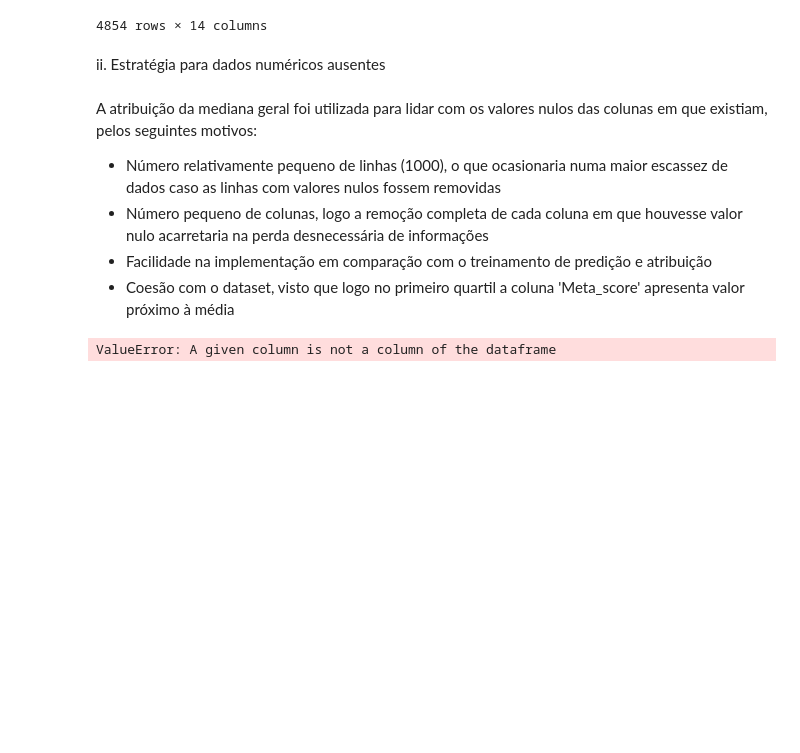
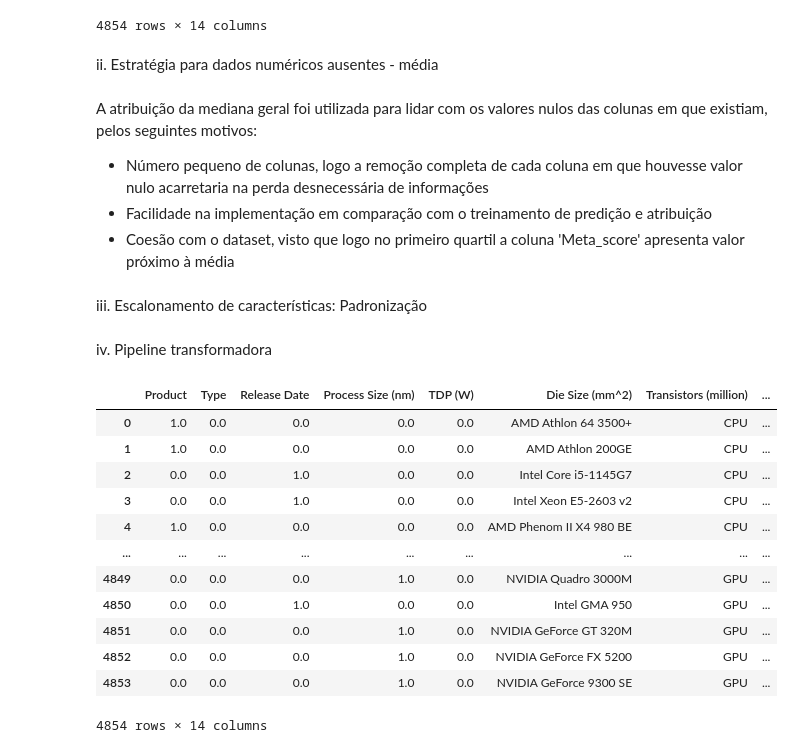
Before and after one commit to Felipanjos/a3_ia_2022.2, a Jupyter notebook: Projeto_IA.ipynb, the cells around one changed output. Cells and saved outputs as stored; diff of their text form; code cells hidden in the pictures; blank space fills up the shorter version.

```diff
--- a/Projeto_IA.ipynb
+++ b/Projeto_IA.ipynb
@@ -163,22 +154,39 @@ onehot_encoded_df
 | 4853 | NVIDIA GeForce 9300 SE | GPU | 2008-06-01 | 65.0 | NaN | 86.0 | 210.0 | ... |
 4854 rows × 14 columns
 # %% [markdown]
-ii. Estratégia para dados numéricos ausentes
+ii. Estratégia para dados numéricos ausentes - média
 # %% [markdown]
 A atribuição da mediana geral foi utilizada para lidar com os valores nulos das colunas em que existiam, pelos seguintes motivos:
 
-*   Número relativamente pequeno de linhas (1000), o que ocasionaria numa maior escassez de dados caso as linhas com valores nulos fossem removidas
 *   Número pequeno de colunas, logo a remoção completa de cada coluna em que houvesse valor nulo acarretaria na perda desnecessária de informações
 *   Facilidade na implementação em comparação com o treinamento de predição e atribuição
 *   Coesão com o dataset, visto que logo no primeiro quartil a coluna 'Meta_score' apresenta valor próximo à média
+# %% [markdown]
+iii. Escalonamento de características: Padronização
+# %% [markdown]
+iv. Pipeline transformadora
 # %%
 cat_pipeline = ColumnTransformer(transformers =[
-    ('enc', OneHotEncoder(sparse = False, drop ='first'), np.unique(df['Vendor'])),
+    ('enc', OneHotEncoder(), cat_attribs),
 ], remainder ='passthrough')
 
 teste = cat_pipeline.fit_transform(df)
+teste = pd.DataFrame(teste, columns=[list(df.columns[:9]) + vendors])
+teste
 # %% [output]
+|  | Product | Type | Release Date | Process Size (nm) | TDP (W) | Die Size (mm^2) | Transistors (million) | ... |
+| 0 | 1.0 | 0.0 | 0.0 | 0.0 | 0.0 | AMD Athlon 64 3500+ | CPU | ... |
+| 1 | 1.0 | 0.0 | 0.0 | 0.0 | 0.0 | AMD Athlon 200GE | CPU | ... |
+| 2 | 0.0 | 0.0 | 1.0 | 0.0 | 0.0 | Intel Core i5-1145G7 | CPU | ... |
+| 3 | 0.0 | 0.0 | 1.0 | 0.0 | 0.0 | Intel Xeon E5-2603 v2 | CPU | ... |
+| 4 | 1.0 | 0.0 | 0.0 | 0.0 | 0.0 | AMD Phenom II X4 980 BE | CPU | ... |
+| ... | ... | ... | ... | ... | ... | ... | ... | ... |
+| 4849 | 0.0 | 0.0 | 0.0 | 1.0 | 0.0 | NVIDIA Quadro 3000M | GPU | ... |
+| 4850 | 0.0 | 0.0 | 1.0 | 0.0 | 0.0 | Intel GMA 950 | GPU | ... |
+| 4851 | 0.0 | 0.0 | 0.0 | 1.0 | 0.0 | NVIDIA GeForce GT 320M | GPU | ... |
+| 4852 | 0.0 | 0.0 | 0.0 | 1.0 | 0.0 | NVIDIA GeForce FX 5200 | GPU | ... |
+| 4853 | 0.0 | 0.0 | 0.0 | 1.0 | 0.0 | NVIDIA GeForce 9300 SE | GPU | ... |
-ValueError: A given column is not a column of the dataframe
+4854 rows × 14 columns
 # %%
 num_pipeline = Pipeline([
         ('imputer', SimpleImputer(strategy="mean")),
```
Also changed, not shown: parts of 12 cells of this notebook.
